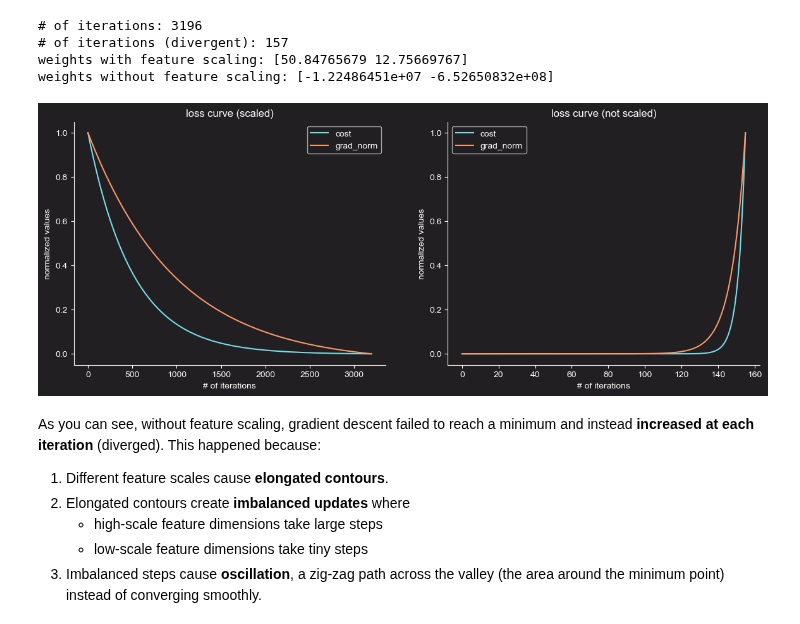
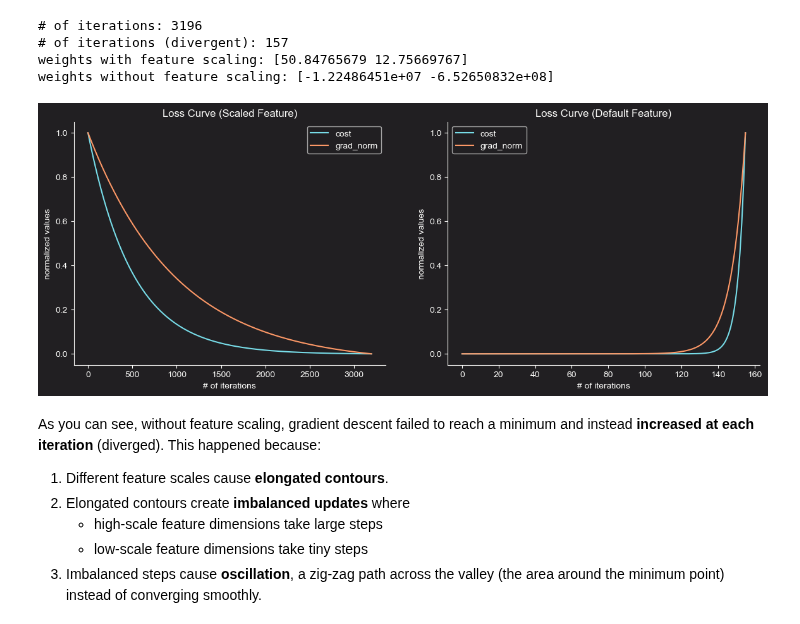
Before and after one commit to jakecreate/machine-learning-from-scratch, a Jupyter notebook: notebooks/1_fundamentals_of_supervised_learning.ipynb, the cells around one changed output. Saved outputs shown, nothing was run; the diff lists cells and outputs as text; code cells hidden in the pictures.

```diff
--- a/notebooks/1_fundamentals_of_supervised_learning.ipynb
+++ b/notebooks/1_fundamentals_of_supervised_learning.ipynb
@@ -333,23 +333,23 @@ weights without feature scaling: [-1.22486451e+07 -6.52650832e+08]
 # %%
 def normalize(X):
         return (X - X.min())/(X.max() - X.min())
 
 fig, axes = plt.subplots(1, 2, figsize=(14, 5))
 
 cost_arr = [cost_list1, cost_list2]
 grad_arr = [grad_list1, grad_list2]
-name_arr = ['scaled', 'not scaled']
+name_arr = ['Scaled Feature', 'Default Feature']
 for i in range(len(cost_arr)):
-        axes[i].set_title(f'loss curve ({name_arr[i]})')
+        axes[i].set_title(f'Loss Curve ({name_arr[i]})')
         axes[i].set_xlabel('# of iterations')
         axes[i].set_ylabel('normalized values')
         axes[i].plot(np.arange(len(cost_arr[i])), normalize(cost_arr[i]), c=c_['blue'], label='cost')
         axes[i].plot(np.arange(len(grad_arr[i])), normalize(grad_arr[i]), c=c_['orange'], label='grad_norm')
         axes[i].spines[['top', 'right']].set_visible(False)
         axes[i].spines[['bottom', 'left']].set_color(c_['white'])
         axes[i].legend()
 # %% [output]
-[figure, old version]
+[figure, new version]
 # %% [markdown]
 As you can see, without feature scaling, gradient descent failed to reach a minimum and instead **increased at each iteration** (diverged). This happened because:
 
```
Also changed, not shown: parts of 1 cell of this notebook.
